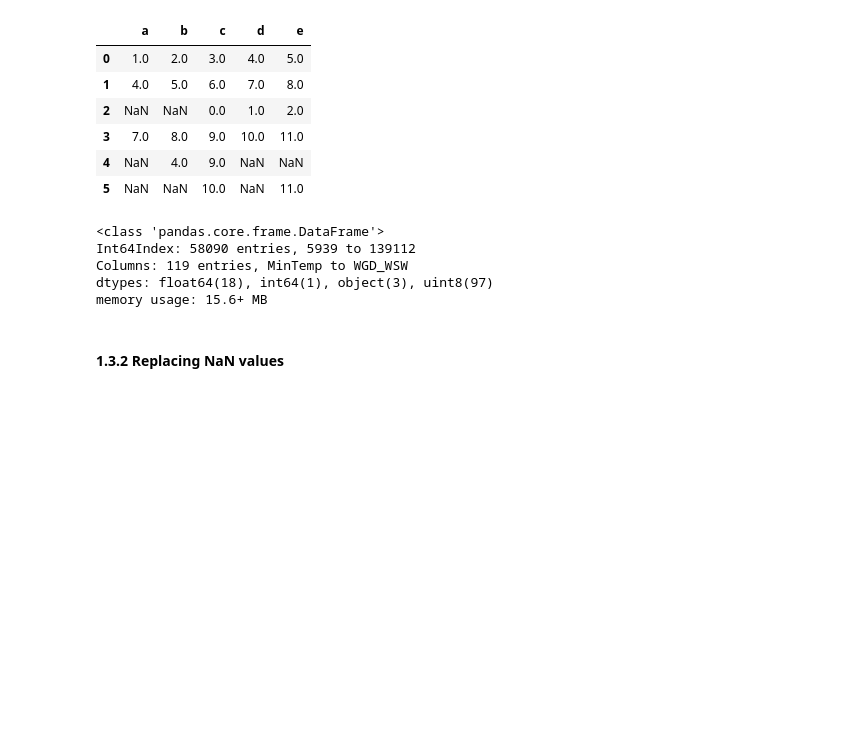
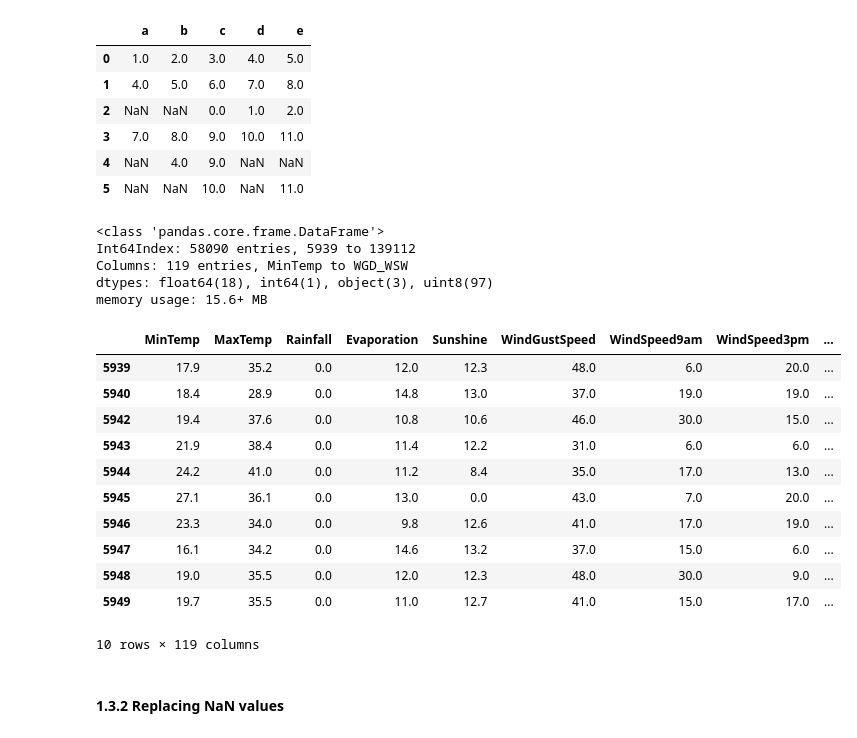
Before and after one commit to lil131/ML-project, a Jupyter notebook: ML-Project-T7.ipynb, the cells around one changed output. Drawn from its saved outputs; the diff is of its cells as text; code cells hidden in the pictures; blank space fills up the shorter version.

```diff
--- a/ML-Project-T7.ipynb
+++ b/ML-Project-T7.ipynb
@@ -282,6 +281,21 @@ X_trainval = scaler.transform(X_trainval)
 X_test = scaler.transform(X_test)
 
 X_train, X_valid, Y_train, Y_valid = train_test_split(X_trainval, Y_trainval, random_state= 0)
+# %%
+weather_pro.head(10)
+# %% [output]
+|  | MinTemp | MaxTemp | Rainfall | Evaporation | Sunshine | WindGustSpeed | WindSpeed9am | WindSpeed3pm | ... |
+| 5939 | 17.9 | 35.2 | 0.0 | 12.0 | 12.3 | 48.0 | 6.0 | 20.0 | ... |
+| 5940 | 18.4 | 28.9 | 0.0 | 14.8 | 13.0 | 37.0 | 19.0 | 19.0 | ... |
+| 5942 | 19.4 | 37.6 | 0.0 | 10.8 | 10.6 | 46.0 | 30.0 | 15.0 | ... |
+| 5943 | 21.9 | 38.4 | 0.0 | 11.4 | 12.2 | 31.0 | 6.0 | 6.0 | ... |
+| 5944 | 24.2 | 41.0 | 0.0 | 11.2 | 8.4 | 35.0 | 17.0 | 13.0 | ... |
+| 5945 | 27.1 | 36.1 | 0.0 | 13.0 | 0.0 | 43.0 | 7.0 | 20.0 | ... |
+| 5946 | 23.3 | 34.0 | 0.0 | 9.8 | 12.6 | 41.0 | 17.0 | 19.0 | ... |
+| 5947 | 16.1 | 34.2 | 0.0 | 14.6 | 13.2 | 37.0 | 15.0 | 6.0 | ... |
+| 5948 | 19.0 | 35.5 | 0.0 | 12.0 | 12.3 | 48.0 | 30.0 | 9.0 | ... |
+| 5949 | 19.7 | 35.5 | 0.0 | 11.0 | 12.7 | 41.0 | 15.0 | 17.0 | ... |
+10 rows × 119 columns
 # %% [markdown]
 #### 1.3.2 Replacing NaN values
 # %% [markdown]
```
Also changed, not shown: parts of 25 cells of this notebook, 2 other files.
